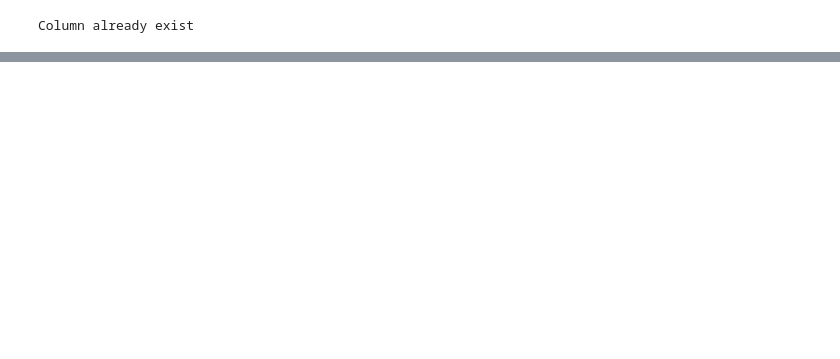
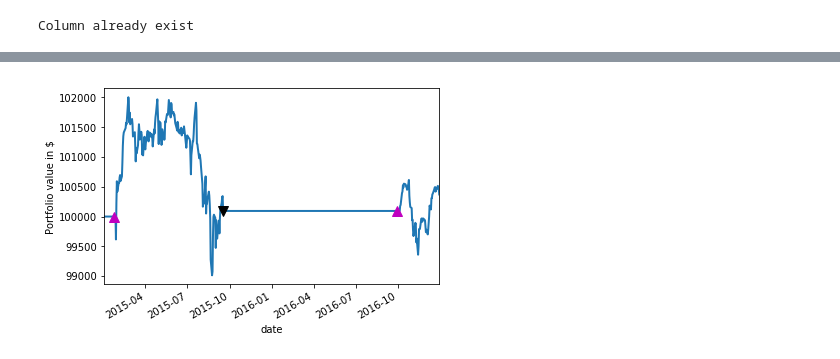
Before and after one commit to vaugeois/Stock_Database, a Jupyter notebook: Stock_Database/Main.ipynb, the cells around one changed output, grey strips where cells are left out. Cells and saved outputs as stored; diff of their text form; code cells hidden in the pictures; blank space fills up the shorter version.

Commit message:
backtest

```diff
--- a/Stock_Database/Main.ipynb
+++ b/Stock_Database/Main.ipynb
@@ -98,0 +98,13 @@ plt.show()
+# %%
+#Setting the crossover signal
+MSFT['signal']=0.
+MSFT['signal']=np.where((MSFT['MAE_42']>MSFT['MAE_120']) ,1.,0.)
+
+#Generating trading orders
+MSFT['position'] = MSFT['signal'].diff()
+
+#Clearing datas
+MSFT['signal'].fillna(0.0, inplace=True)
+MSFT['position'].fillna(0.0, inplace=True)
+
+MSFT
@@ -98,0 +157,41 @@ plt.show()
+# %%
+#Backtesting the strategy
+
+#Portfolio variables
+initial_capital = 100000.0
+nbr_shares_to_buy = 100
+
+# Initializing the portfolio with total holdings of shares
+MSFT['holdings']= (nbr_shares_to_buy*MSFT['signal']).multiply(MSFT['close'], axis=0)
+
+#Store the difference in shares owned
+MSFT['pos_diff'] = nbr_shares_to_buy*MSFT['position']
+
+# Add cash component
+MSFT['cash'] = initial_capital - (MSFT['pos_diff'].multiply(MSFT['close'], axis=0)).cumsum()
+
+
+# Add total to portfolio
+MSFT['total'] = MSFT['cash'] + MSFT['holdings']
+
+# Add returns to portfolio
+MSFT['returns'] = MSFT['total'].pct_change()
+
+# Create a figure
+fig = plt.figure()
+
+ax1 = fig.add_subplot(111, ylabel='Portfolio value in $')
+
+# Plot the equity curve in dollars
+MSFT['total'].plot(ax=ax1, lw=2.)
+
+ax1.plot(MSFT.loc[MSFT.position == 1.0].index,
+         MSFT.total[MSFT.position == 1.0],
+         '^', markersize=10, color='m')
+ax1.plot(MSFT.loc[MSFT.position == -1.0].index,
+         MSFT.total[MSFT.position == -1.0],
+         'v', markersize=10, color='k')
+
+plt.show()
+# %% [output]
+[figure, added]
```
Also changed, not shown: parts of 7 cells of this notebook, 1 other file.
